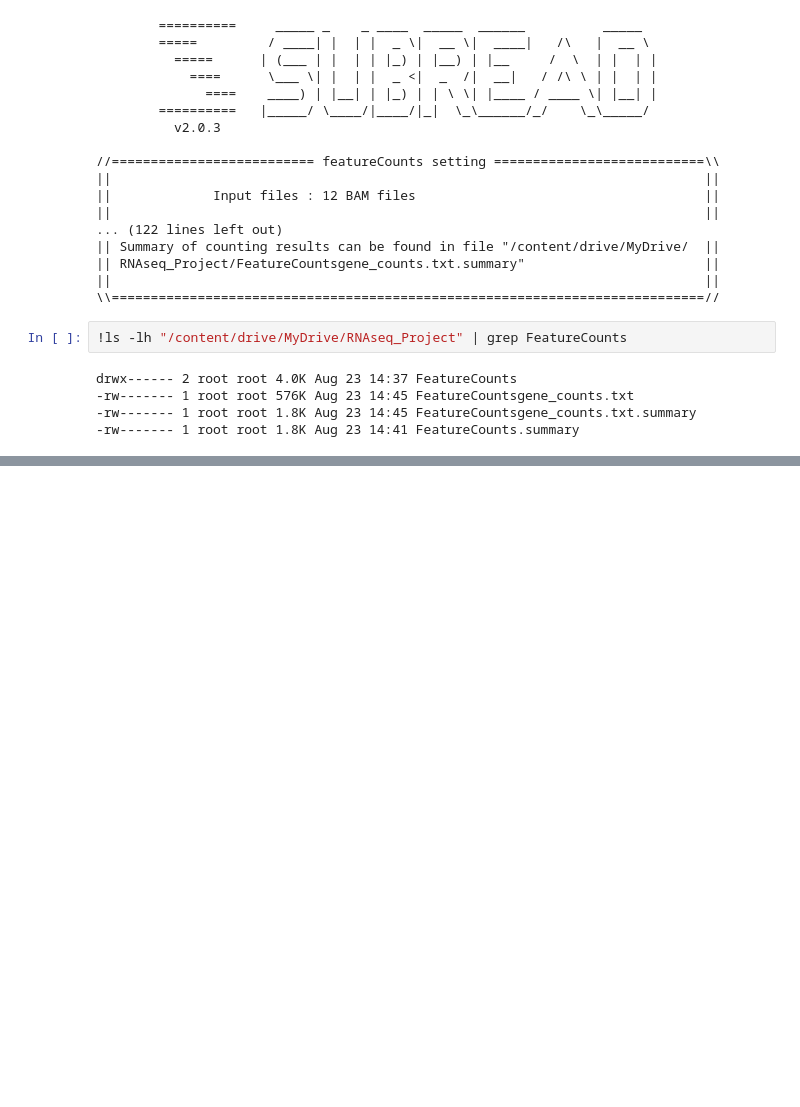
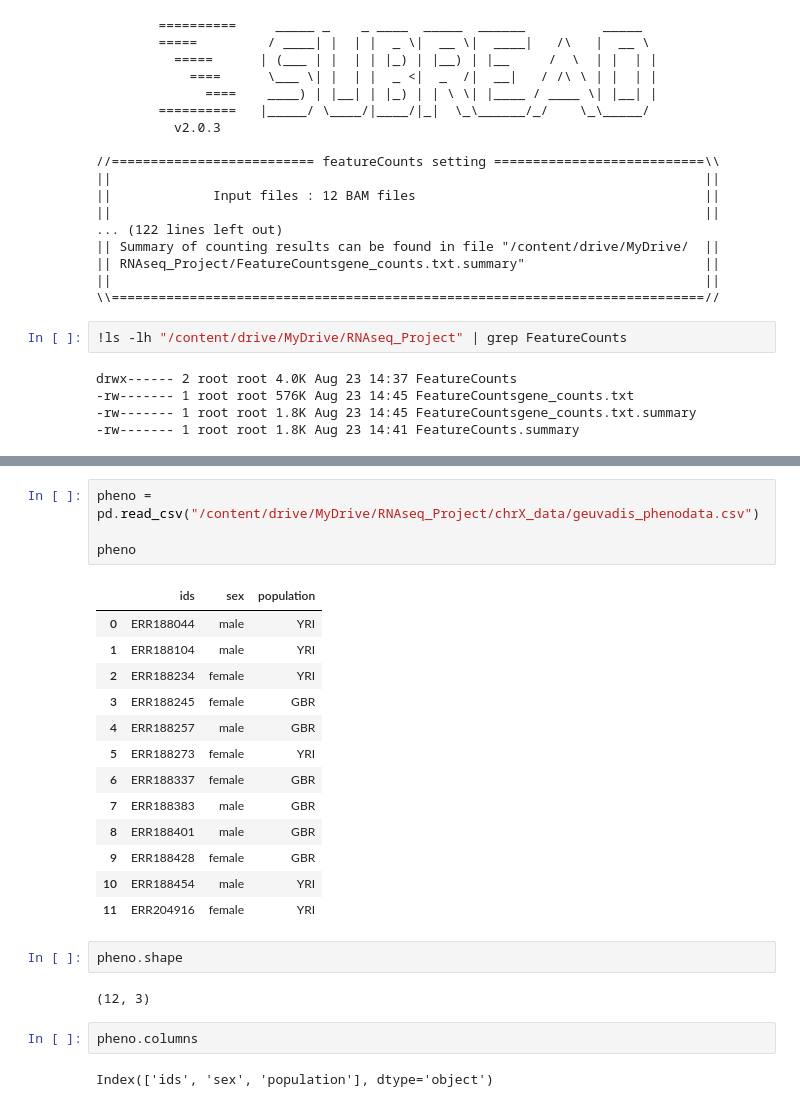
Before and after one commit to MsTejasviSingh/Cancer-Genomics, a Jupyter notebook: 02_RNAseq_Project.ipynb, the cells around one changed output, grey strips where cells are left out. Cells and saved outputs as stored; diff of their text form; blank space fills up the shorter version.

```diff
--- a/02_RNAseq_Project.ipynb
+++ b/02_RNAseq_Project.ipynb
@@ -93,0 +248,26 @@ drwx------ 2 root root 4.0K Aug 23 14:37 FeatureCounts
+# %%
+pheno = pd.read_csv("/content/drive/MyDrive/RNAseq_Project/chrX_data/geuvadis_phenodata.csv")
+
+pheno
+# %% [output]
+|  | ids | sex | population |
+| 0 | ERR188044 | male | YRI |
+| 1 | ERR188104 | male | YRI |
+| 2 | ERR188234 | female | YRI |
+| 3 | ERR188245 | female | GBR |
+| 4 | ERR188257 | male | GBR |
+| 5 | ERR188273 | female | YRI |
+| 6 | ERR188337 | female | GBR |
+| 7 | ERR188383 | male | GBR |
+| 8 | ERR188401 | male | GBR |
+| 9 | ERR188428 | female | GBR |
+| 10 | ERR188454 | male | YRI |
+| 11 | ERR204916 | female | YRI |
+# %%
+pheno.shape
+# %% [output]
+(12, 3)
+# %%
+pheno.columns
+# %% [output]
+Index(['ids', 'sex', 'population'], dtype='object')
```
Also changed, not shown: parts of 18 cells of this notebook.
